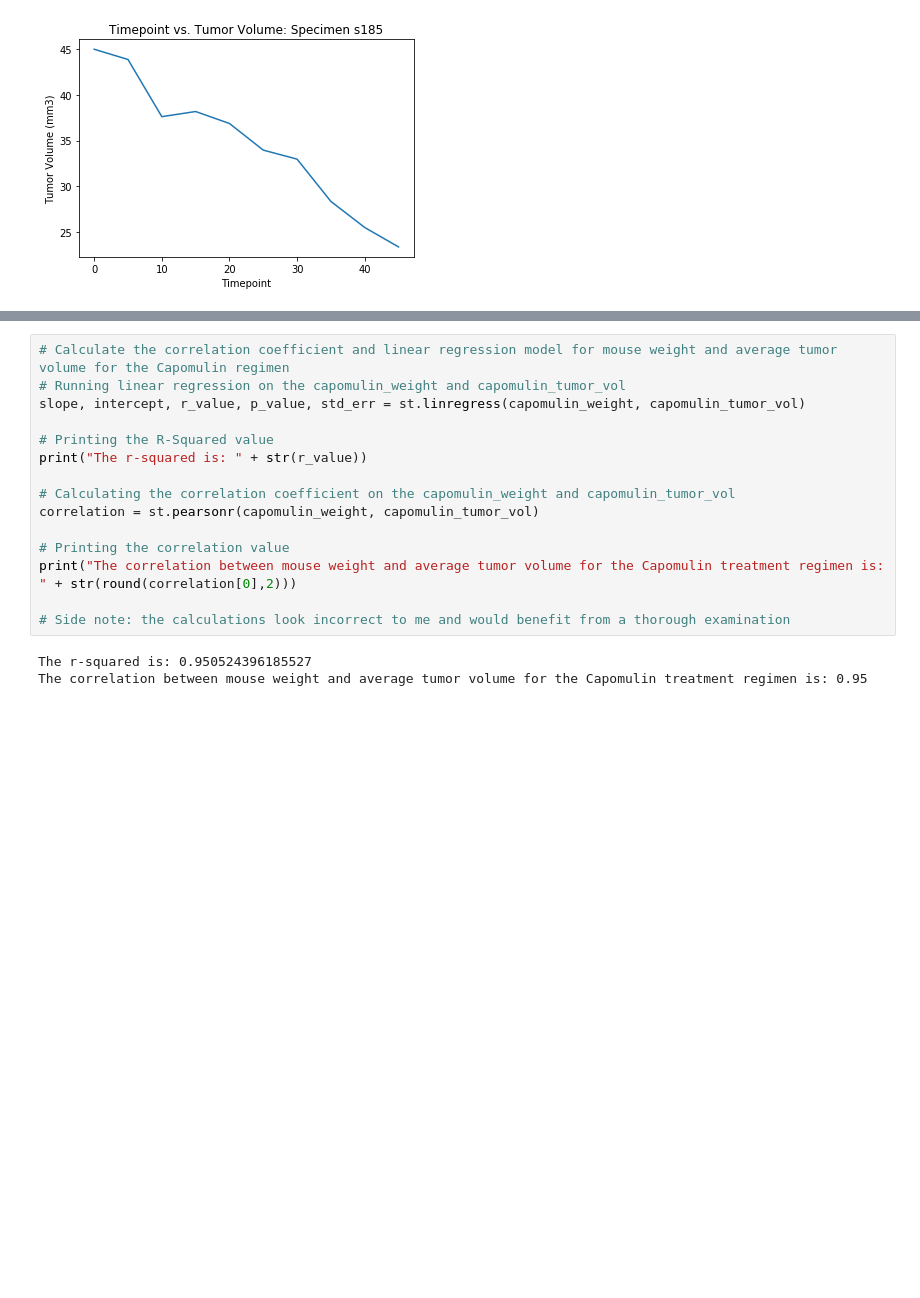
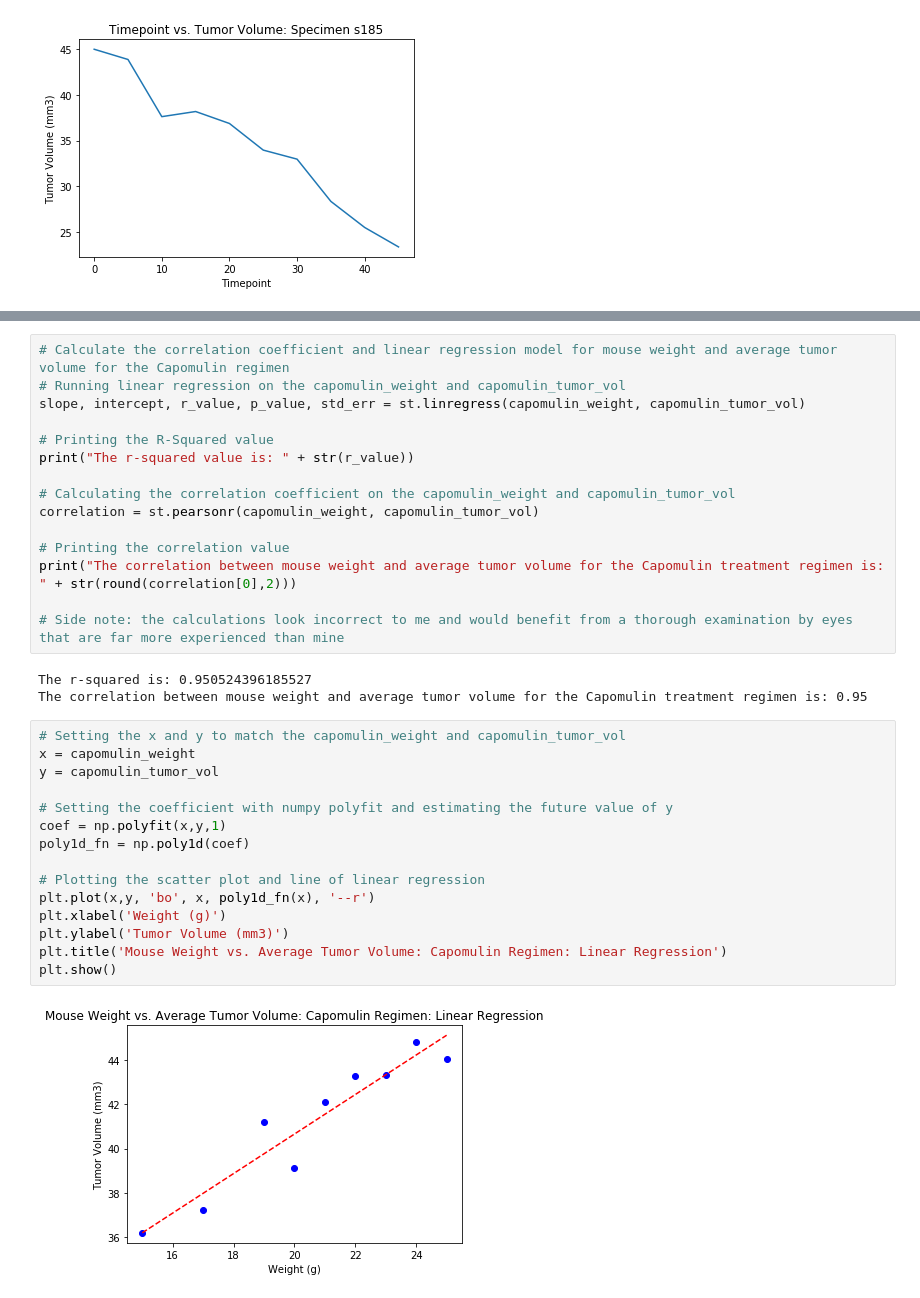
Before and after one commit to jmtritle/matplotlib-challenge, a Jupyter notebook: pymaceuticals.ipynb, the cells around one changed output, grey strips where cells are left out. Drawn from its saved outputs; the diff is of its cells as text; blank space fills up the shorter version.

```diff
--- a/pymaceuticals.ipynb
+++ b/pymaceuticals.ipynb
@@ -228,7 +275,7 @@ plt.show()
 slope, intercept, r_value, p_value, std_err = st.linregress(capomulin_weight, capomulin_tumor_vol)
 
 # Printing the R-Squared value
-print("The r-squared is: " + str(r_value))
+print("The r-squared value is: " + str(r_value))
 
 # Calculating the correlation coefficient on the capomulin_weight and capomulin_tumor_vol
 correlation = st.pearsonr(capomulin_weight, capomulin_tumor_vol)
@@ -236,7 +283,24 @@ correlation = st.pearsonr(capomulin_weight, capomulin_tumor_vol)
 # Printing the correlation value
 print("The correlation between mouse weight and average tumor volume for the Capomulin treatment regimen is: " + str(round(correlation[0],2)))
 
-# Side note: the calculations look incorrect to me and would benefit from a thorough examination
+# Side note: the calculations look incorrect to me and would benefit from a thorough examination by eyes that are far more experienced than mine
 # %% [output]
 The r-squared is: 0.950524396185527
 The correlation between mouse weight and average tumor volume for the Capomulin treatment regimen is: 0.95
+# %%
+# Setting the x and y to match the capomulin_weight and capomulin_tumor_vol
+x = capomulin_weight
+y = capomulin_tumor_vol
+
+# Setting the coefficient with numpy polyfit and estimating the future value of y
+coef = np.polyfit(x,y,1)
+poly1d_fn = np.poly1d(coef)
+
+# Plotting the scatter plot and line of linear regression
+plt.plot(x,y, 'bo', x, poly1d_fn(x), '--r')
+plt.xlabel('Weight (g)')
+plt.ylabel('Tumor Volume (mm3)')
+plt.title('Mouse Weight vs. Average Tumor Volume: Capomulin Regimen: Linear Regression')
+plt.show()
+# %% [output]
+[figure, added]
```
Also changed, not shown: parts of 6 cells of this notebook.
